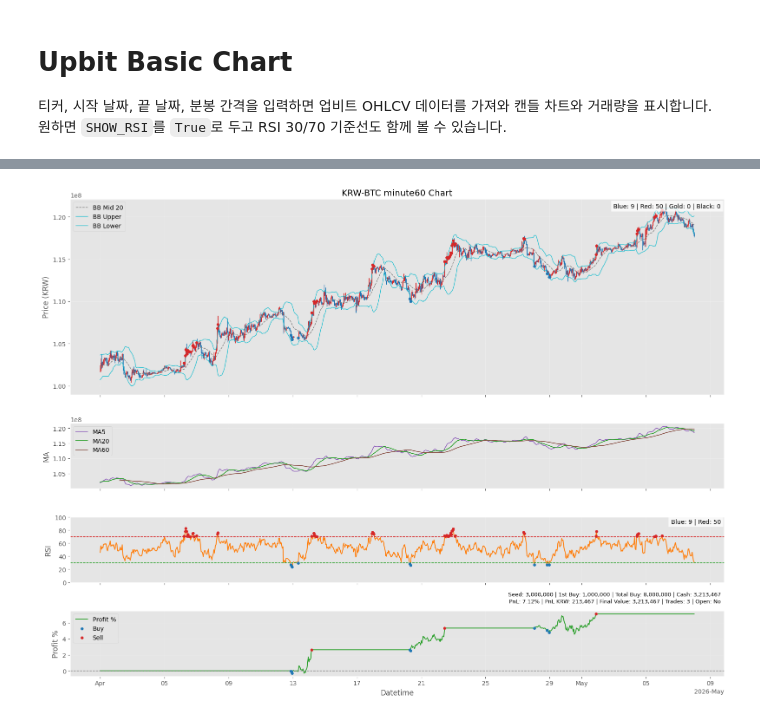
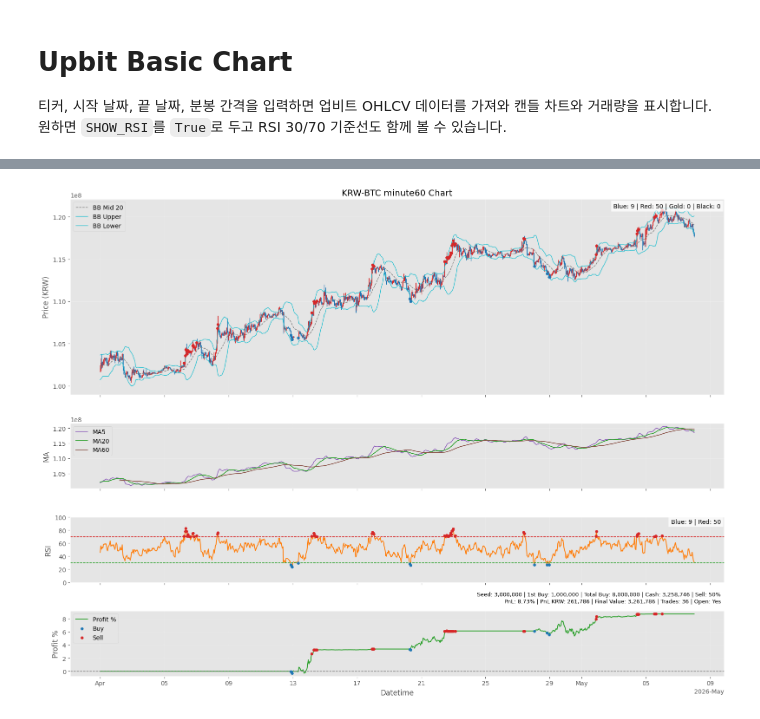
Before and after one commit to indextrown/Bitcoin, a Jupyter notebook: backtesting/upbit_basic_chart.ipynb, the cells around one changed output, grey strips where cells are left out. Saved outputs shown, nothing was run; the diff lists cells and outputs as text; code cells hidden in the pictures.

```diff
--- a/backtesting/upbit_basic_chart.ipynb
+++ b/backtesting/upbit_basic_chart.ipynb
@@ -66,6 +66,8 @@ SHOW_PROFIT_PANEL = True  # RSI 기반 수익률 패널 표시 여부
 PROFIT_TOTAL_SEED_KRW = 3000000  # 전략 전체에서 사용할 총 시드 금액
 PROFIT_INITIAL_BUY_KRW = 1000000  # 첫 매수에 사용할 금액
 PROFIT_DCA_KRW = 1000000  # 보유 중 추가 매수(물타기) 금액
+PROFIT_SELL_RATIO = 0.5  # 일반 매도 신호가 나왔을 때 매도할 비율 (0.5 = 50%, 1.0 = 100%)
+PROFIT_STOP_LOSS_SELL_RATIO = 1.0  # 손절 신호가 나왔을 때 매도할 비율
 PROFIT_FEE_RATE = 0.0005  # 매수/매도 각각 적용할 수수료율
 PROFIT_STOP_LOSS_PCT = 3.0  # 평균 매수가 대비 손절 퍼센트
 
@@ -202,6 +204,8 @@ def simulate_rsi_profit_panel(
     total_seed_krw: float,
     initial_buy_krw: float,
     dca_krw: float,
+    sell_ratio: float,
+    stop_loss_sell_ratio: float,
     fee_rate: float,
     stop_loss_pct: float,
     rsi_lower: float,
@@ -211,6 +215,8 @@ def simulate_rsi_profit_panel(
     result_df['profit_krw'] = pd.NA
     result_df['profit_pct'] = pd.NA
     result_df['strategy_event'] = ''
+    sell_ratio = min(max(sell_ratio, 0.0), 1.0)
+    stop_loss_sell_ratio = min(max(stop_loss_sell_ratio, 0.0), 1.0)
 
     cash_krw = total_seed_krw
     position_units = 0.0
@@ -230,21 +236,33 @@ def simulate_rsi_profit_panel(
         if position_units > 0 and avg_entry_price is not None:
             stop_price = avg_entry_price * (1 - (stop_loss_pct / 100))
             if close_price <= stop_price:
-                proceeds = position_units * close_price * (1 - fee_rate)
+                units_to_sell = position_units * stop_loss_sell_ratio
+                proceeds = units_to_sell * close_price * (1 - fee_rate)
                 total_sell_krw += proceeds
                 cash_krw += proceeds
-                position_units = 0.0
-                position_cost_krw = 0.0
-                avg_entry_price = None
+                position_units -= units_to_sell
+                position_cost_krw -= avg_entry_price * units_to_sell
+                if position_units <= 0:
+                    position_units = 0.0
+                    position_cost_krw = 0.0
+                    avg_entry_price = None
+                else:
+                    avg_entry_price = position_cost_krw / position_units
                 trade_count += 1
                 event = 'stop_loss'
             elif upper_signal:
-                proceeds = position_units * close_price * (1 - fee_rate)
+                units_to_sell = position_units * sell_ratio
+                proceeds = units_to_sell * close_price * (1 - fee_rate)
                 total_sell_krw += proceeds
                 cash_krw += proceeds
-                position_units = 0.0
-                position_cost_krw = 0.0
-                avg_entry_price = None
+                position_units -= units_to_sell
+                position_cost_krw -= avg_entry_price * units_to_sell
+                if position_units <= 0:
+                    position_units = 0.0
+                    position_cost_krw = 0.0
+                    avg_entry_price = None
+                else:
+                    avg_entry_price = position_cost_krw / position_units
                 trade_count += 1
                 event = 'sell'
 
@@ -275,6 +293,8 @@ def simulate_rsi_profit_panel(
         'initial_buy_krw': float(initial_buy_krw),
         'remaining_cash_krw': float(cash_krw),
         'total_buy_krw': float(total_buy_krw),
+        'sell_ratio': float(sell_ratio),
+        'stop_loss_sell_ratio': float(stop_loss_sell_ratio),
         'current_value_krw': float(position_units * float(result_df['close'].iloc[-1])) if len(result_df) > 0 else 0.0,
         'total_sell_krw': float(total_sell_krw),
         'net_profit_krw': float(result_df['profit_krw'].iloc[-1]) if len(result_df) > 0 and pd.notna(result_df['profit_krw'].iloc[-1]) else 0.0,
@@ -321,6 +341,8 @@ def plot_candles(
     profit_total_seed_krw: float = 3000000,
     profit_initial_buy_krw: float = 1000000,
     profit_dca_krw: float = 1000000,
+    profit_sell_ratio: float = 1.0,
+    profit_stop_loss_sell_ratio: float = 1.0,
     profit_fee_rate: float = 0.0005,
     profit_stop_loss_pct: float = 3.0,
     volume_ma_period: int = 20,
@@ -372,6 +394,8 @@ def plot_candles(
         total_seed_krw=profit_total_seed_krw,
         initial_buy_krw=profit_initial_buy_krw,
         dca_krw=profit_dca_krw,
+        sell_ratio=profit_sell_ratio,
+        stop_loss_sell_ratio=profit_stop_loss_sell_ratio,
         fee_rate=profit_fee_rate,
         stop_loss_pct=profit_stop_loss_pct,
         rsi_lower=rsi_lower,
@@ -548,7 +572,7 @@ def plot_candles(
         ax_profit.grid(True, alpha=0.2)
         profit_summary_text = (
             f"Seed: {profit_summary['total_seed_krw']:,.0f} | 1st Buy: {profit_summary['initial_buy_krw']:,.0f} | "
-            f"Total Buy: {profit_summary['total_buy_krw']:,.0f} | Cash: {profit_summary['remaining_cash_krw']:,.0f}\n"
+            f"Total Buy: {profit_summary['total_buy_krw']:,.0f} | Cash: {profit_summary['remaining_cash_krw']:,.0f} | Sell: {profit_summary['sell_ratio'] * 100:.0f}%\n"
             f"PnL: {profit_summary['profit_pct']:.2f}% | PnL KRW: {profit_summary['net_profit_krw']:,.0f} | "
             f"Final Value: {profit_summary['final_value_krw']:,.0f} | Trades: {profit_summary['trade_count']} | Open: {profit_summary['open_position']}"
         )
@@ -623,31 +647,33 @@ plot_candles(
     show_rsi_lower_markers=SHOW_RSI_LOWER_MARKERS if SHOW_RSI else False,
     show_rsi_upper_markers=SHOW_RSI_UPPER_MARKERS if SHOW_RSI else False,
     show_rsi_marker_counts=SHOW_RSI_MARKER_COUNTS if SHOW_RSI else False,
     show_ma_golden_cross_markers=SHOW_MA_GOLDEN_CROSS_MARKERS if SHOW_MA_PANEL else False,
     show_ma_dead_cross_markers=SHOW_MA_DEAD_CROSS_MARKERS if SHOW_MA_PANEL else False,
     show_ma_marker_counts=SHOW_MA_MARKER_COUNTS if SHOW_MA_PANEL else False,
     profit_total_seed_krw=PROFIT_TOTAL_SEED_KRW,
     profit_initial_buy_krw=PROFIT_INITIAL_BUY_KRW,
     profit_dca_krw=PROFIT_DCA_KRW,
+    profit_sell_ratio=PROFIT_SELL_RATIO,
+    profit_stop_loss_sell_ratio=PROFIT_STOP_LOSS_SELL_RATIO,
     profit_fee_rate=PROFIT_FEE_RATE,
     profit_stop_loss_pct=PROFIT_STOP_LOSS_PCT,
     bollinger_period=BOLLINGER_PERIOD,
     bollinger_std_multiplier=BOLLINGER_STD_MULTIPLIER,
     volume_ma_period=VOLUME_MA_PERIOD,
     ma5_period=MA5_PERIOD,
     ma20_period=MA20_PERIOD,
     ma60_period=MA60_PERIOD,
     rsi_period=RSI_PERIOD,
     rsi_lower=RSI_LOWER,
     rsi_upper=RSI_UPPER,
     display_start_date=START_DATE,
     display_end_date=END_DATE,
 )
 # %% [output]
 |  | open | high | low | close | volume | value |
 | 2026-05-07 20:00:00 | 118858000.0 | 119141000.0 | 118800000.0 | 118841000.0 | 38.794900 | 4.614021e+09 |
 | 2026-05-07 21:00:00 | 118870000.0 | 119193000.0 | 118837000.0 | 119138000.0 | 40.791206 | 4.855186e+09 |
 | 2026-05-07 22:00:00 | 119139000.0 | 119155000.0 | 118200000.0 | 118552000.0 | 128.489332 | 1.523449e+10 |
 | 2026-05-07 23:00:00 | 118525000.0 | 118620000.0 | 118000000.0 | 118048000.0 | 111.968604 | 1.323868e+10 |
 | 2026-05-08 00:00:00 | 118050000.0 | 118196000.0 | 117580000.0 | 117763000.0 | 138.533816 | 1.633073e+10 |
-[figure, old version]
+[figure, new version]
```
